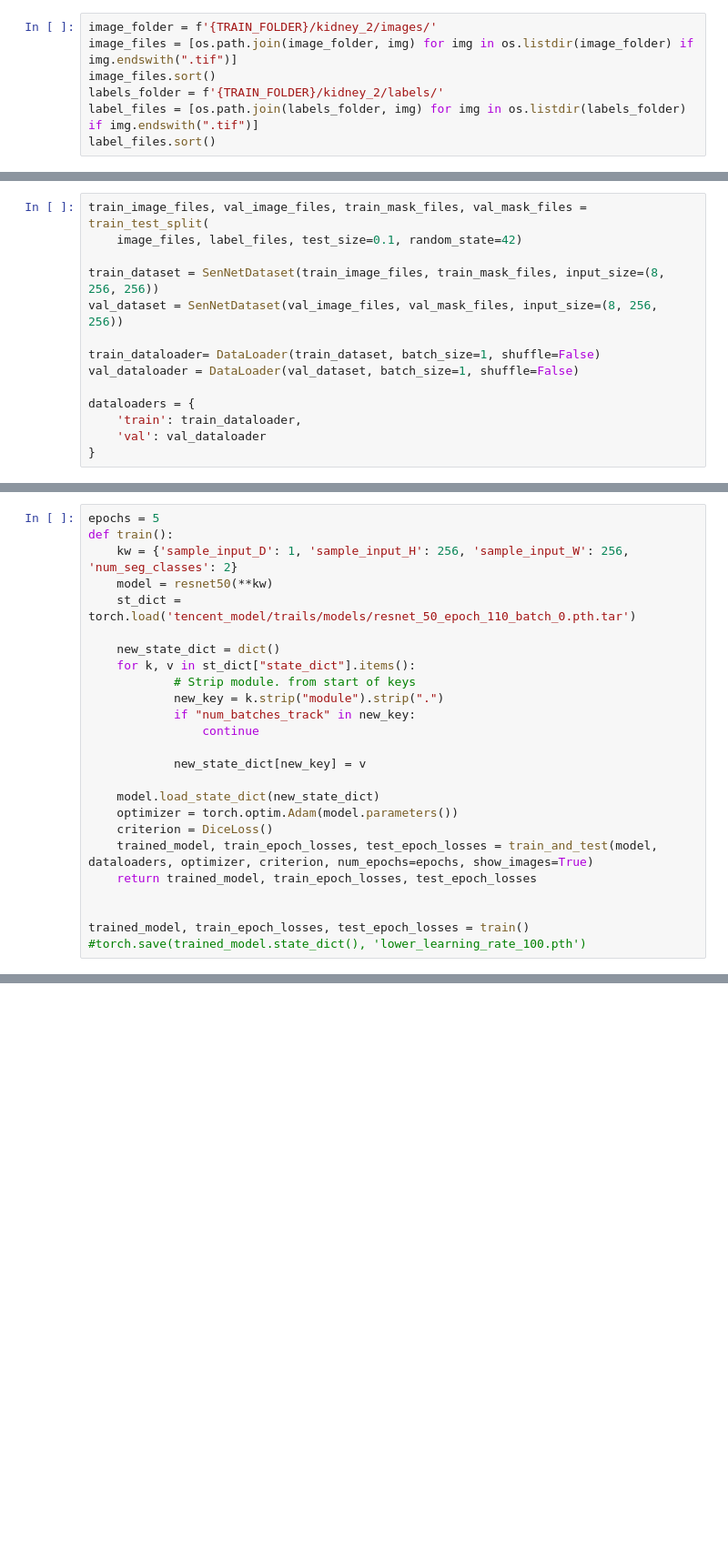
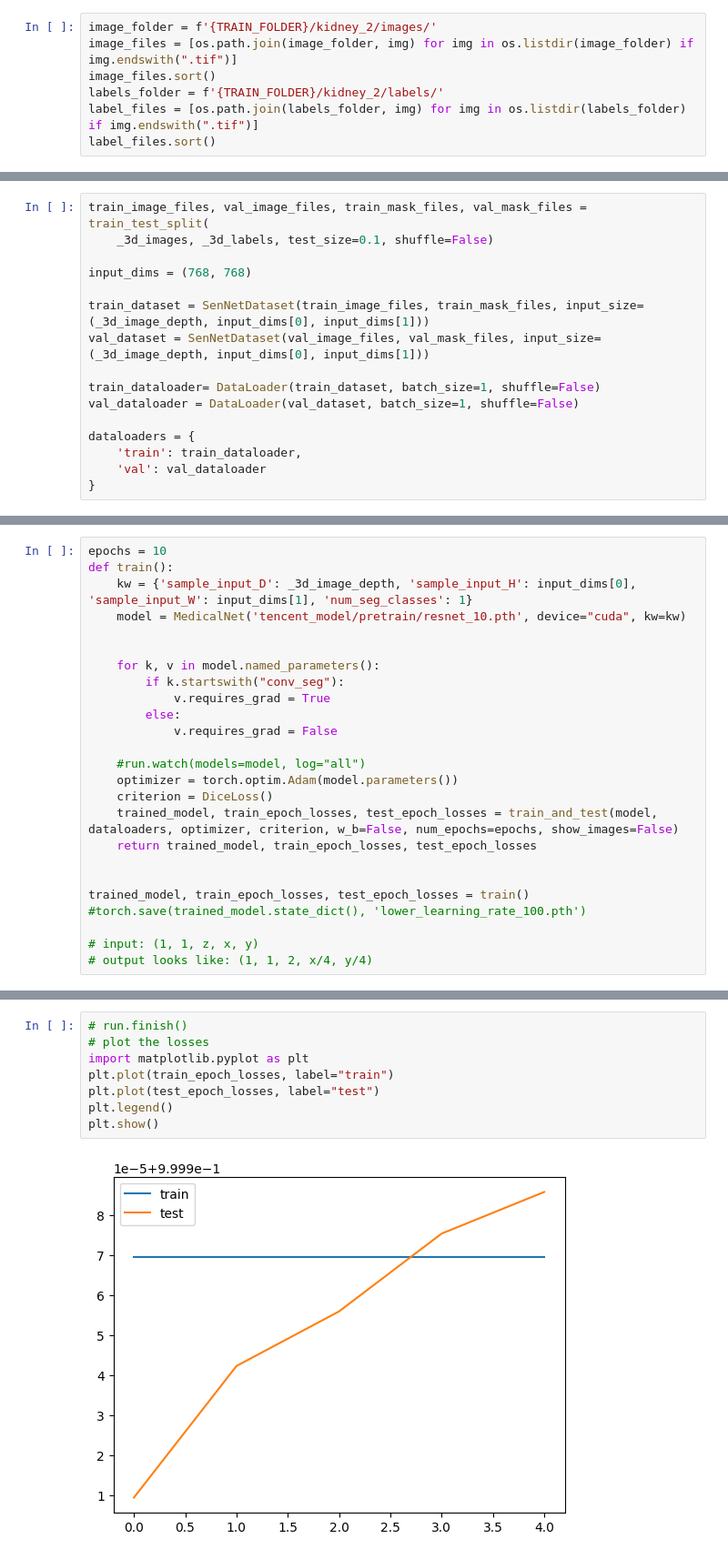
Before and after one commit to kthaisociety/segment_vasculature, a Jupyter notebook: models/tencent_model/SenNet.ipynb, the cells around one changed output, grey strips where cells are left out. Shown at 91% size. Drawn from its saved outputs; the diff is of its cells as text; blank space fills up the shorter version.

Commit message:
troubleshooting dims for tencent

```diff
--- a/models/tencent_model/SenNet.ipynb
+++ b/models/tencent_model/SenNet.ipynb
@@ -202,9 +186,11 @@ class SenNetDataset(Dataset):
 # %%
 train_image_files, val_image_files, train_mask_files, val_mask_files = train_test_split(
-    image_files, label_files, test_size=0.1, random_state=42)
+    _3d_images, _3d_labels, test_size=0.1, shuffle=False)
 
-train_dataset = SenNetDataset(train_image_files, train_mask_files, input_size=(8, 256, 256))
-val_dataset = SenNetDataset(val_image_files, val_mask_files, input_size=(8, 256, 256))
+input_dims = (768, 768)
+
+train_dataset = SenNetDataset(train_image_files, train_mask_files, input_size=(_3d_image_depth, input_dims[0], input_dims[1]))
+val_dataset = SenNetDataset(val_image_files, val_mask_files, input_size=(_3d_image_depth, input_dims[0], input_dims[1]))
 
 train_dataloader= DataLoader(train_dataset, batch_size=1, shuffle=False)
 val_dataloader = DataLoader(val_dataset, batch_size=1, shuffle=False)
@@ -249,26 +258,26 @@ module.conv_seg.6.weight
 # %%
-epochs = 5
+epochs = 10
 def train():
-    kw = {'sample_input_D': 1, 'sample_input_H': 256, 'sample_input_W': 256, 'num_seg_classes': 2}
-    model = resnet50(**kw)
-    st_dict = torch.load('tencent_model/trails/models/resnet_50_epoch_110_batch_0.pth.tar')
+    kw = {'sample_input_D': _3d_image_depth, 'sample_input_H': input_dims[0], 'sample_input_W': input_dims[1], 'num_seg_classes': 1}
+    model = MedicalNet('tencent_model/pretrain/resnet_10.pth', device="cuda", kw=kw)
 
-    new_state_dict = dict()
-    for k, v in st_dict["state_dict"].items():
-            # Strip module. from start of keys
-            new_key = k.strip("module").strip(".")
-            if "num_batches_track" in new_key:
-                continue
 
-            new_state_dict[new_key] = v
+    for k, v in model.named_parameters():
+        if k.startswith("conv_seg"):
+            v.requires_grad = True
+        else:
+            v.requires_grad = False
 
-    model.load_state_dict(new_state_dict)
+    #run.watch(models=model, log="all")
     optimizer = torch.optim.Adam(model.parameters())
     criterion = DiceLoss()
-    trained_model, train_epoch_losses, test_epoch_losses = train_and_test(model, dataloaders, optimizer, criterion, num_epochs=epochs, show_images=True)
+    trained_model, train_epoch_losses, test_epoch_losses = train_and_test(model, dataloaders, optimizer, criterion, w_b=False, num_epochs=epochs, show_images=False)
     return trained_model, train_epoch_losses, test_epoch_losses
 
 
 trained_model, train_epoch_losses, test_epoch_losses = train()
 #torch.save(trained_model.state_dict(), 'lower_learning_rate_100.pth')
+
+# input: (1, 1, z, x, y)
+# output looks like: (1, 1, 2, x/4, y/4)
 # %% [output]
@@ -281,0 +301,10 @@ RuntimeError: The size of tensor a (792288) must match the size of tensor b (251
+# %%
+# run.finish()
+# plot the losses
+import matplotlib.pyplot as plt
+plt.plot(train_epoch_losses, label="train")
+plt.plot(test_epoch_losses, label="test")
+plt.legend()
+plt.show()
+# %% [output]
+[figure, added]
```
Also changed, not shown: parts of 9 cells of this notebook, 7 other files.
